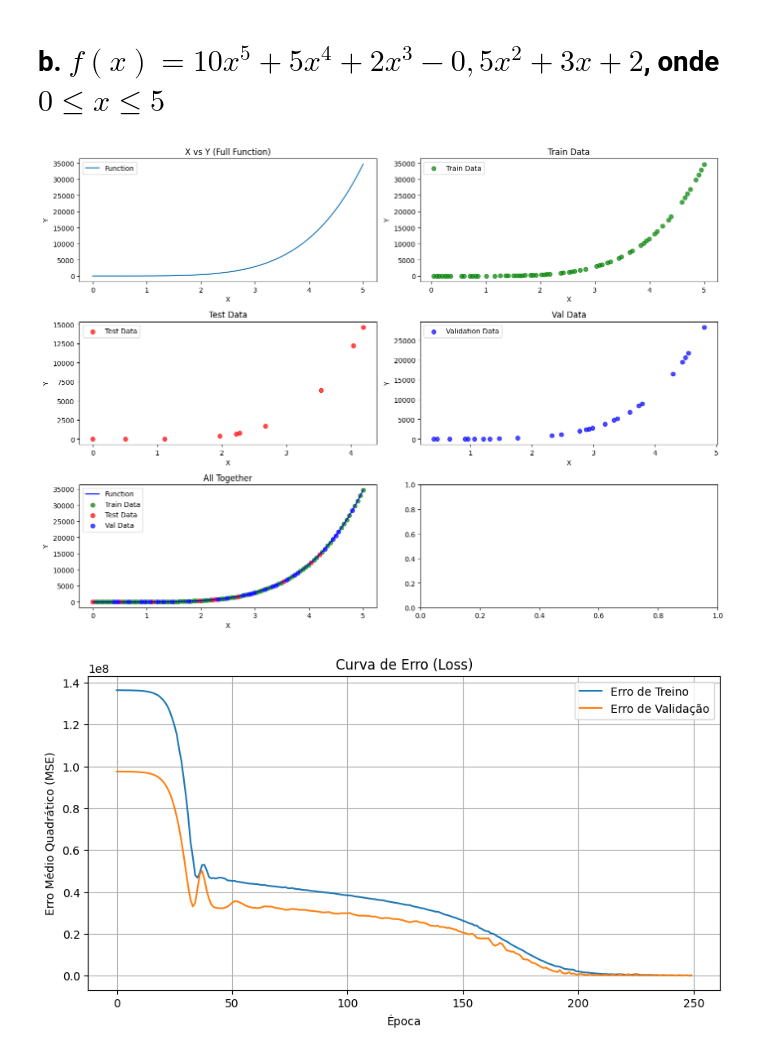
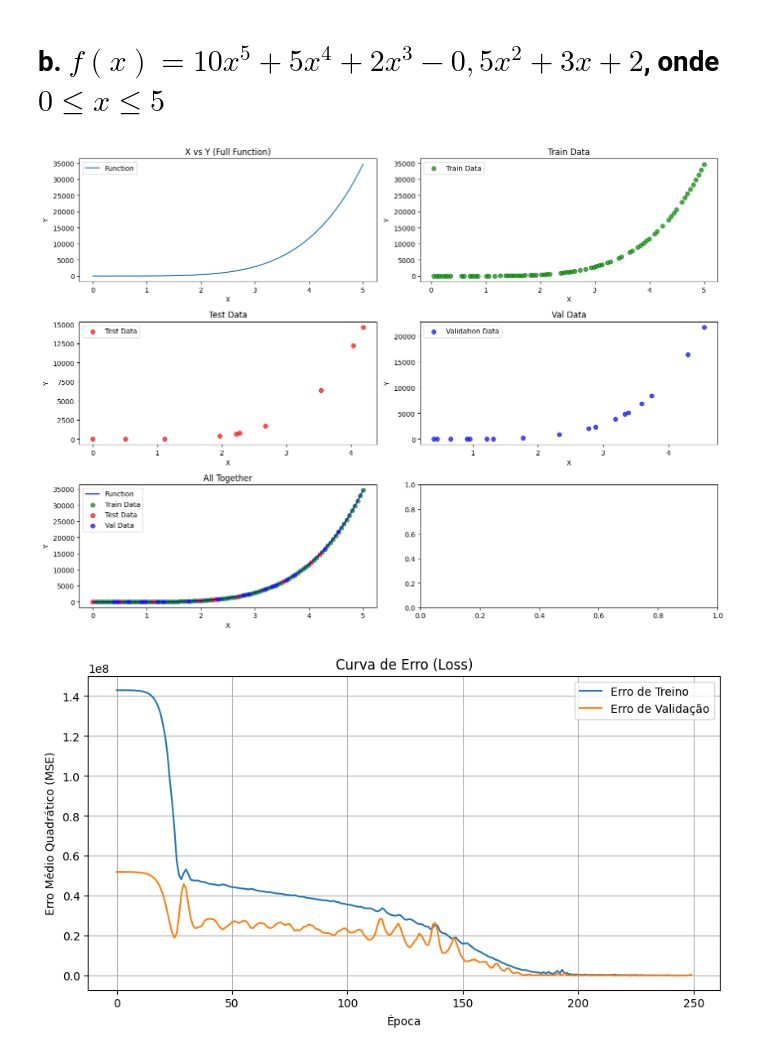
Before and after one commit to VictorOrtins/DeepLearning, a Jupyter notebook: Questao1/1.ipynb, the cells around one changed output. Drawn from its saved outputs; the diff is of its cells as text; code cells hidden in the pictures.

```diff
--- a/Questao1/1.ipynb
+++ b/Questao1/1.ipynb
@@ -145,10 +162,10 @@ plt.show()
 def functionb(x):
     return 10*x**5 + 5*x**4 + 2*x**3 - 0.5*x**2 + 3*x + 2
 # %%
-X, y, X_train, X_test, X_val, y_val, y_train, y_test = create_train_test_val_sets(functionb, 0, 5, 100, 0.3)
+X, y, X_train, X_test, X_val, y_val, y_train, y_test = create_train_test_val_sets(functionb, 0, 5, 100)
 plot_data(X, y, X_train, X_test, X_val, y_val, y_train, y_test)
 # %% [output]
-[figure, old version]
+[figure, new version]
 # %%
 model = keras.Sequential([
     keras.layers.Dense(64, activation='relu', input_shape=(1,)),
@@ -169,7 +186,7 @@ history = model.fit(X_train.reshape(-1, 1),
                     verbose=False)
 plot_loss_curve(history)
 # %% [output]
-[figure, old version]
+[figure, new version]
 # %%
 predicted_y = model.predict(X_test.reshape(-1, 1))
 
```
Also changed, not shown: parts of 4 cells of this notebook, 2 other files.
